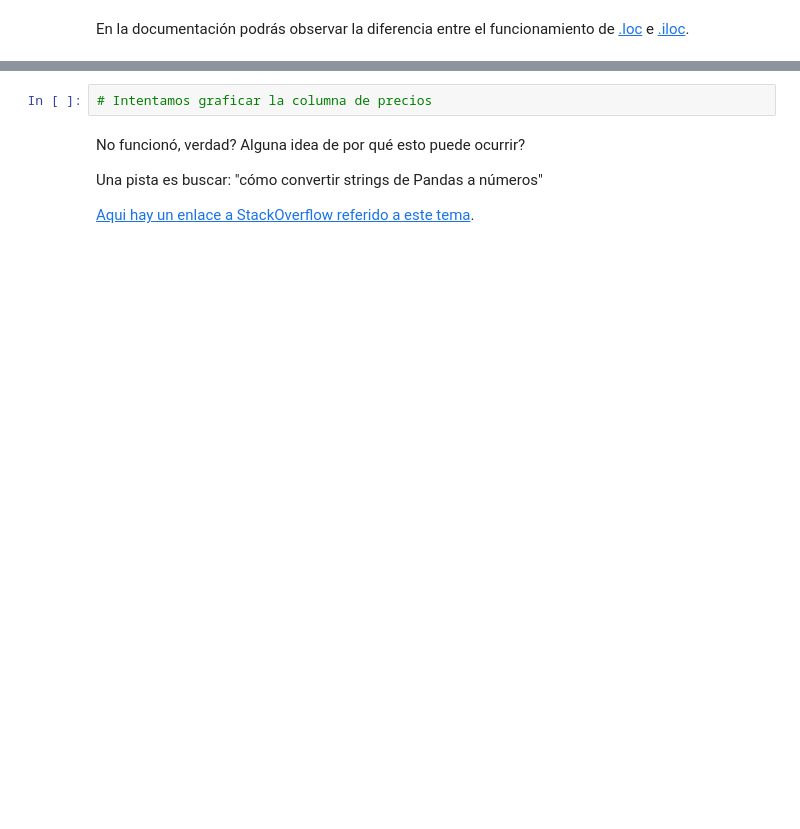
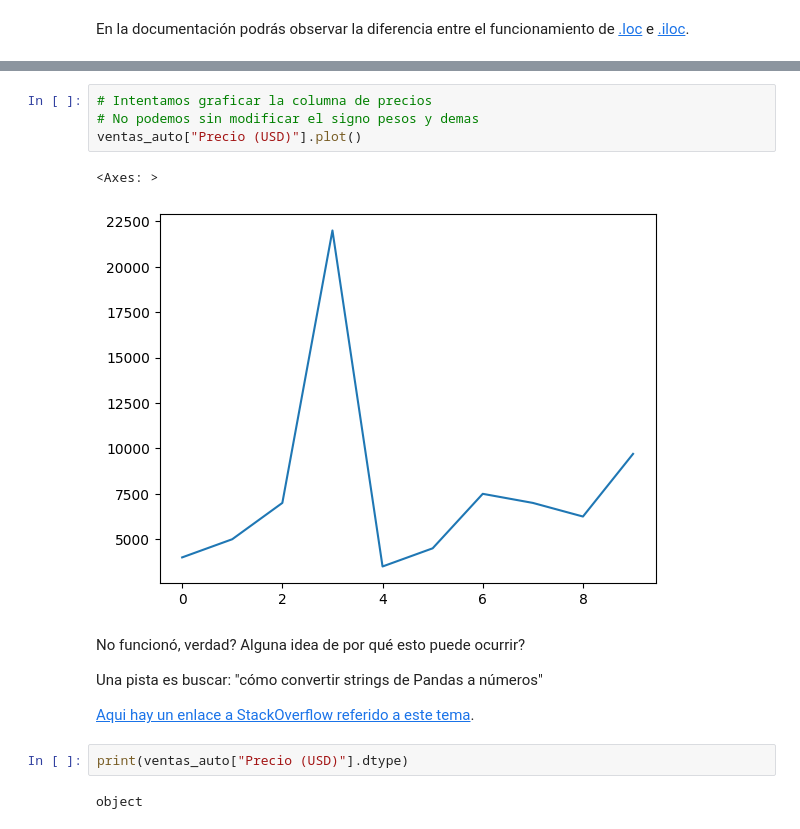
Before and after one commit to Mgobeaalcoba/all_python_for_everybody_my_course, a Jupyter notebook: 15_day/practice_pandas.ipynb, the cells around one changed output, grey strips where cells are left out. Drawn from its saved outputs; the diff is of its cells as text; blank space fills up the shorter version.

```diff
--- a/15_day/practice_pandas.ipynb
+++ b/15_day/practice_pandas.ipynb
@@ -67,10 +243,19 @@ En la documentación podrás observar la diferencia entre el funcionamiento de [
 # %%
 # Intentamos graficar la columna de precios
+# No podemos sin modificar el signo pesos y demas
+ventas_auto["Precio (USD)"].plot()
+# %% [output]
+<Axes: >
+[figure, added]
 # %% [markdown]
 No funcionó, verdad? Alguna idea de por qué esto puede ocurrir?
 
 Una pista es buscar: "cómo convertir strings de Pandas a números"
 
 [Aqui hay un enlace a StackOverflow referido a este tema](https://stackoverflow.com/questions/44469313/price-column-object-to-int-in-pandas).
+# %%
+print(ventas_auto["Precio (USD)"].dtype)
+# %% [output]
+object
 # %%
 # Elimina la puntuación de la columna de precios
```
Also changed, not shown: parts of 28 cells of this notebook, 2 other files.
